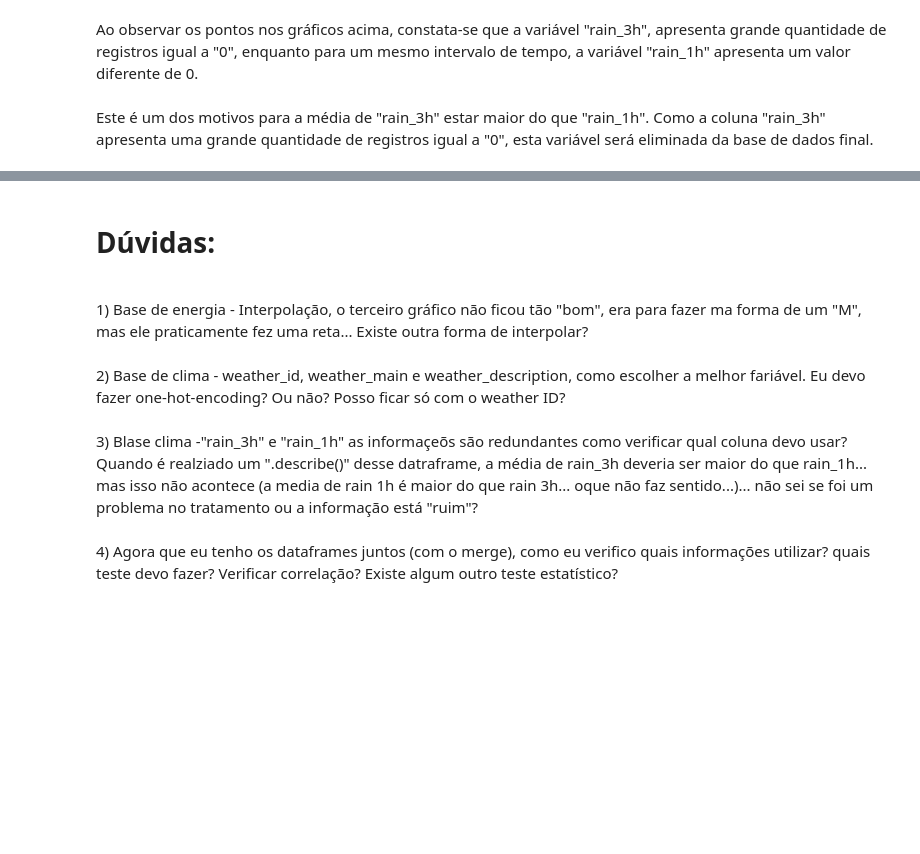
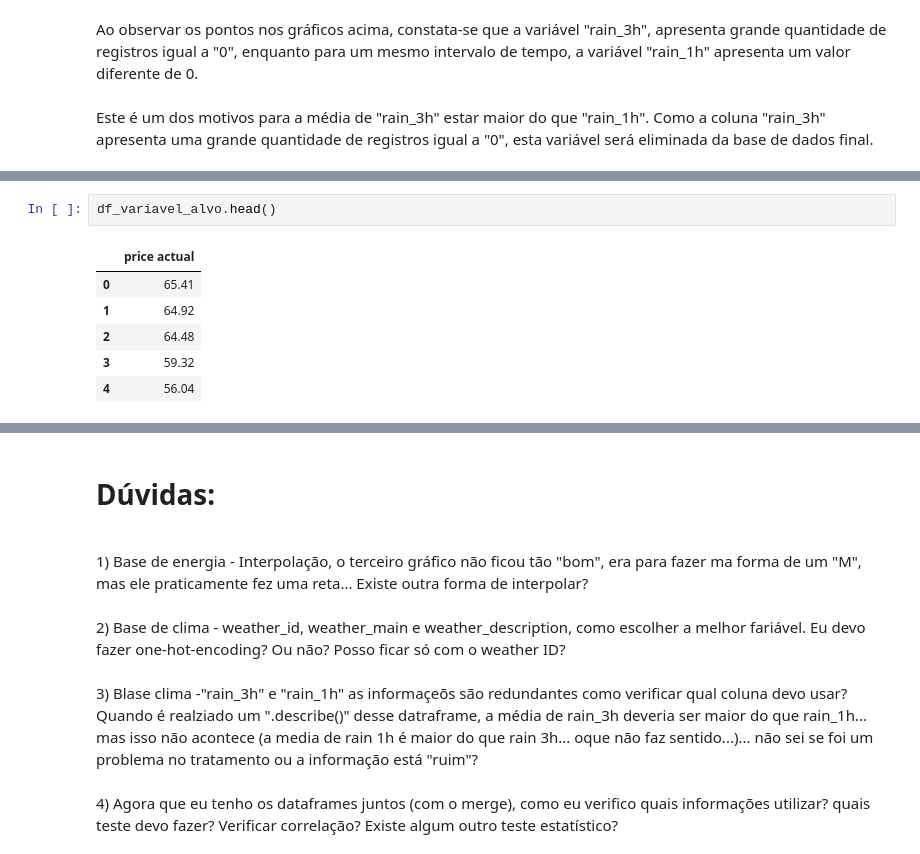
Before and after one commit to secretaria-ICA/Previsao_do_Preco_de_Energia, a Jupyter notebook: TCC_Energia.ipynb, the cells around one changed output, grey strips where cells are left out. Drawn from its saved outputs; the diff is of its cells as text; blank space fills up the shorter version.

```diff
--- a/TCC_Energia.ipynb
+++ b/TCC_Energia.ipynb
@@ -994,0 +1038,9 @@ very heavy rain_Seville                             NaN
+# %%
+df_variavel_alvo.head()
+# %% [output]
+|  | price actual |
+| 0 | 65.41 |
+| 1 | 64.92 |
+| 2 | 64.48 |
+| 3 | 59.32 |
+| 4 | 56.04 |
```
Also changed, not shown: parts of 40 cells of this notebook.
